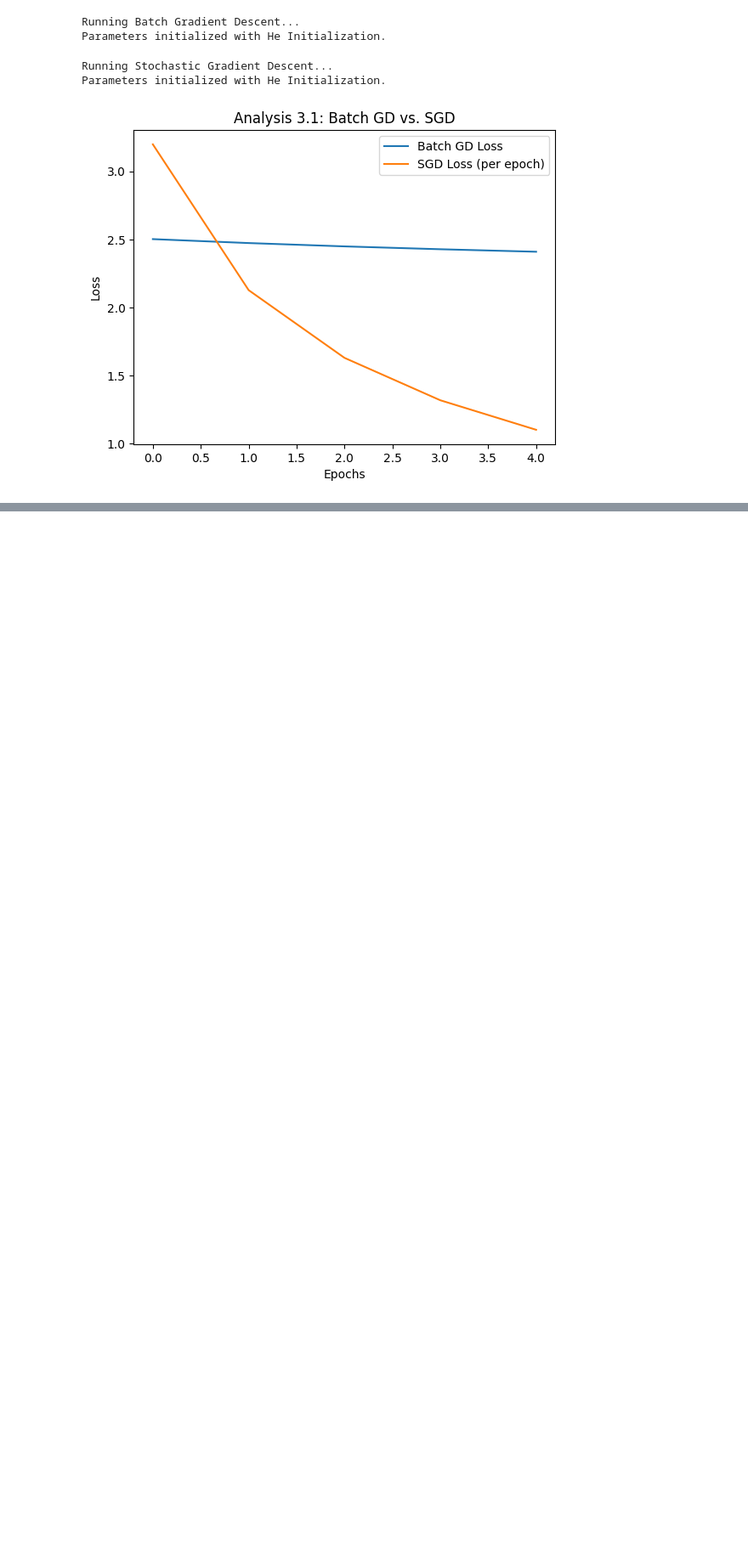
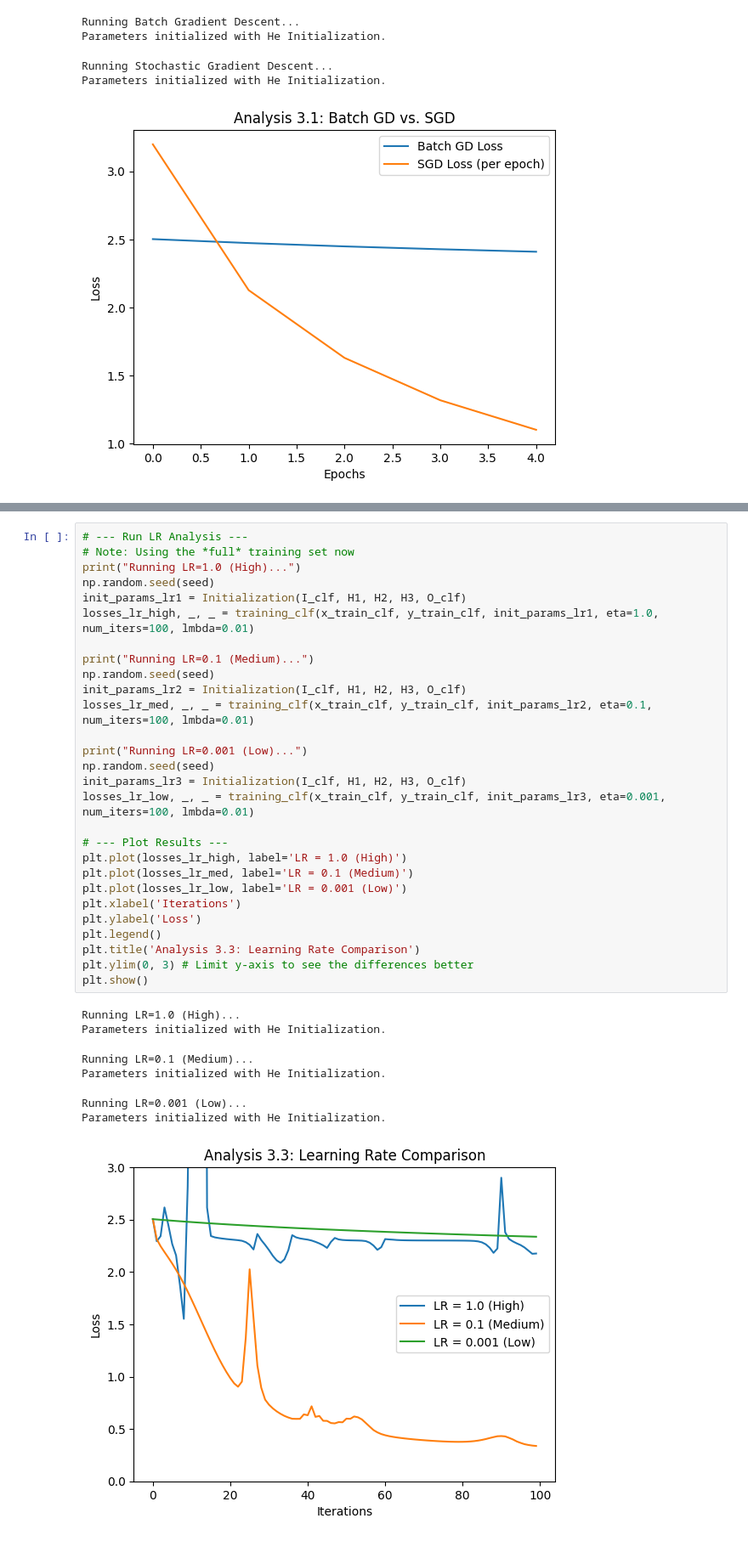
Before and after one commit to IlyaJahed2004/neural-networks-from-scratch, a Jupyter notebook: ANN_PROJECT.ipynb, the cells around one changed output, grey strips where cells are left out. Shown at 85% size. Cells and saved outputs as stored; diff of their text form; blank space fills up the shorter version.

```diff
--- a/ANN_PROJECT.ipynb
+++ b/ANN_PROJECT.ipynb
@@ -830,0 +1011,36 @@ Parameters initialized with He Initialization.
+# %%
+# --- Run LR Analysis ---
+# Note: Using the *full* training set now
+print("Running LR=1.0 (High)...")
+np.random.seed(seed)
+init_params_lr1 = Initialization(I_clf, H1, H2, H3, O_clf)
+losses_lr_high, _, _ = training_clf(x_train_clf, y_train_clf, init_params_lr1, eta=1.0, num_iters=100, lmbda=0.01)
+
+print("Running LR=0.1 (Medium)...")
+np.random.seed(seed)
+init_params_lr2 = Initialization(I_clf, H1, H2, H3, O_clf)
+losses_lr_med, _, _ = training_clf(x_train_clf, y_train_clf, init_params_lr2, eta=0.1, num_iters=100, lmbda=0.01)
+
+print("Running LR=0.001 (Low)...")
+np.random.seed(seed)
+init_params_lr3 = Initialization(I_clf, H1, H2, H3, O_clf)
+losses_lr_low, _, _ = training_clf(x_train_clf, y_train_clf, init_params_lr3, eta=0.001, num_iters=100, lmbda=0.01)
+
+# --- Plot Results ---
+plt.plot(losses_lr_high, label='LR = 1.0 (High)')
+plt.plot(losses_lr_med, label='LR = 0.1 (Medium)')
+plt.plot(losses_lr_low, label='LR = 0.001 (Low)')
+plt.xlabel('Iterations')
+plt.ylabel('Loss')
+plt.legend()
+plt.title('Analysis 3.3: Learning Rate Comparison')
+plt.ylim(0, 3) # Limit y-axis to see the differences better
+plt.show()
+# %% [output]
+Running LR=1.0 (High)...
+Parameters initialized with He Initialization.
+Running LR=0.1 (Medium)...
+Parameters initialized with He Initialization.
+Running LR=0.001 (Low)...
+Parameters initialized with He Initialization.
+[figure, added]
```
Also changed, not shown: parts of 11 cells of this notebook, 1 other file.
